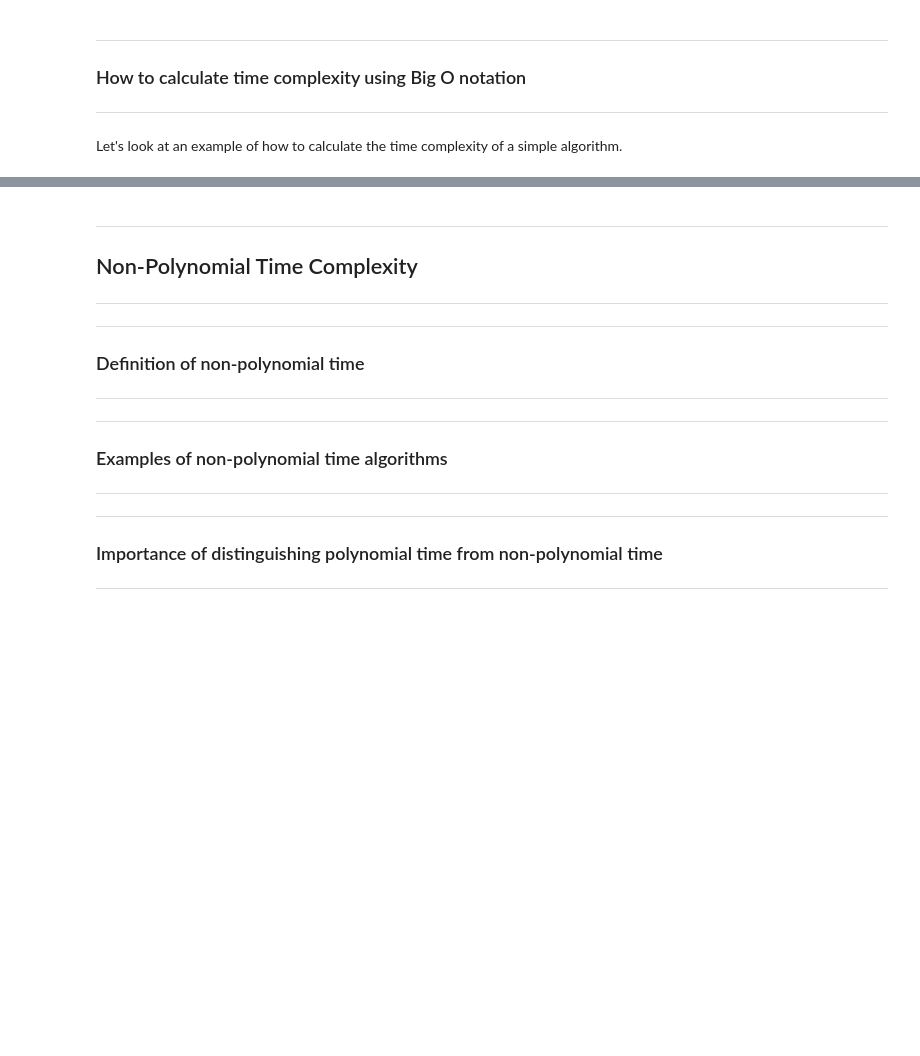
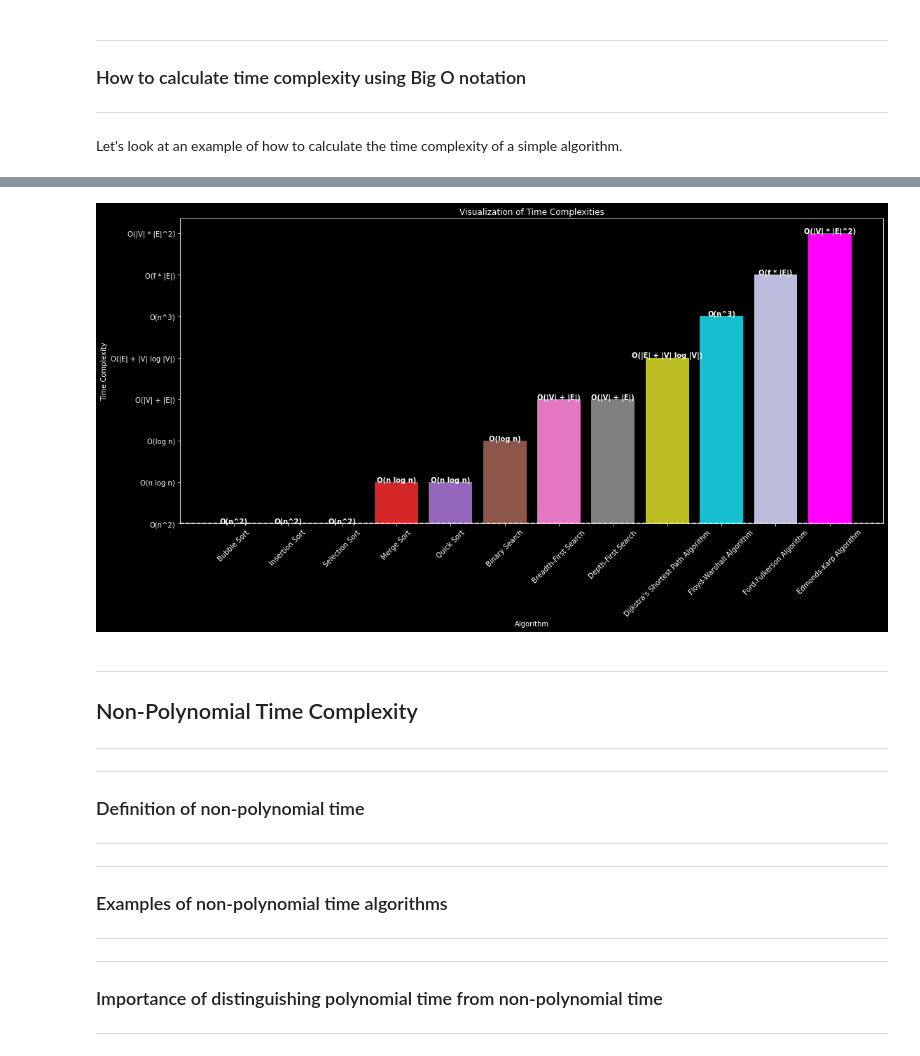
Before and after one commit to NatanTrosmanGMIT/Theory_Of_Algorithms_Project, a Jupyter notebook: polynomial_time.ipynb, the cells around one changed output, grey strips where cells are left out. Cells and saved outputs as stored; diff of their text form; code cells hidden in the pictures; blank space fills up the shorter version.

Commit message:
Added up to Polynomial Time complexity - code and explanations

```diff
--- a/polynomial_time.ipynb
+++ b/polynomial_time.ipynb
@@ -212,6 +222,82 @@ The sum of 0 to 4 is 10
 ***
 ### How to determine if an algorithm is polynomial time
 ***
+# %%
+import matplotlib.pyplot as plt
+import networkx as nx
+
+# Create the graph
+G = nx.DiGraph()
+
+# Add nodes
+G.add_nodes_from(['Bubble Sort', 'Insertion Sort', 'Selection Sort', 'Merge Sort', 'Quick Sort', 'Binary Search', 'Breadth-First Search', 'Depth-First Search', "Dijkstra's Shortest Path Algorithm", 'Floyd-Warshall Algorithm', 'Ford-Fulkerson Algorithm', 'Edmonds-Karp Algorithm'])
+
+# Add edges
+G.add_edge('Bubble Sort', 'O(n^2)')
+G.add_edge('Insertion Sort', 'O(n^2)')
+G.add_edge('Selection Sort', 'O(n^2)')
+G.add_edge('Merge Sort', 'O(n log n)')
+G.add_edge('Quick Sort', 'O(n log n)')
+G.add_edge('Binary Search', 'O(log n)')
+G.add_edge('Breadth-First Search', 'O(|V| + |E|)')
+G.add_edge('Depth-First Search', 'O(|V| + |E|)')
+G.add_edge("Dijkstra's Shortest Path Algorithm", 'O(|E| + |V| log |V|)')
+G.add_edge('Floyd-Warshall Algorithm', 'O(n^3)')
+G.add_edge('Ford-Fulkerson Algorithm', 'O(f * |E|)')
+G.add_edge('Edmonds-Karp Algorithm', 'O(|V| * |E|^2)')
+
+# Set node positions
+pos = nx.spring_layout(G)
+
+# Get node labels
+node_labels = dict(G.nodes(data=False))
+
+# Get edge labels
+edge_labels = nx.get_edge_attributes(G, 'weight')
+
+# Create a figure with a larger size
+plt.figure(figsize=(18, 8))
+
+# Create a list of colors for the bars
+colors = ['#1f77b4', '#ff7f0e', '#2ca02c', '#d62728', '#9467bd', '#8c564b', '#e377c2', '#7f7f7f', '#bcbd22', '#17becf', '#bcbddc', '#f0f']
+
+# Create a list of algorithm names and their corresponding time complexities
+algorithms = ['Bubble Sort', 'Insertion Sort', 'Selection Sort', 'Merge Sort', 'Quick Sort', 'Binary Search', 'Breadth-First Search', 'Depth-First Search', "Dijkstra's Shortest Path Algorithm", 'Floyd-Warshall Algorithm', 'Ford-Fulkerson Algorithm', 'Edmonds-Karp Algorithm']
+time_complexities = ['O(n^2)', 'O(n^2)', 'O(n^2)', 'O(n log n)', 'O(n log n)', 'O(log n)', 'O(|V| + |E|)', 'O(|V| + |E|)', 'O(|E| + |V| log |V|)', 'O(n^3)', 'O(f * |E|)', 'O(|V| * |E|^2)']
+
+# Create a bar chart
+plt.bar(algorithms, time_complexities, color=colors)
+
+# Set the colors of the first 3 bars to be more visible
+plt.bar(algorithms[0:3], time_complexities[0:3], color=['#1f77b4', '#ff7f0e', '#2ca02c'])
+
+# Customize the bar chart
+plt.xticks(rotation=45)
+plt.grid(axis='y')
+plt.axhline(y=0, color='white', linestyle='--')
+
+# Rotate the x-axis labels
+plt.xticks(rotation=45)
+
+# Add grid lines
+plt.grid(axis='y')
+
+# Add a horizontal line at y=0 to indicate the boundary between O(1) and O(log n) time complexities
+plt.axhline(y=0, color='white', linestyle='--')
+
+# Add text labels for the time complexities on top of the bars
+for i, v in enumerate(time_complexities):
+    plt.text(i, v, v, color='white', fontweight='bold', ha='center')
+
+# Add labels and title
+plt.xlabel("Algorithm")
+plt.ylabel("Time Complexity")
+plt.title("Visualization of Time Complexities")
+
+# Show the plot
+plt.show()
+# %% [output]
+[figure, added]
 # %% [markdown]
 ***
 ## Non-Polynomial Time Complexity
```
Also changed, not shown: parts of 15 cells of this notebook.
